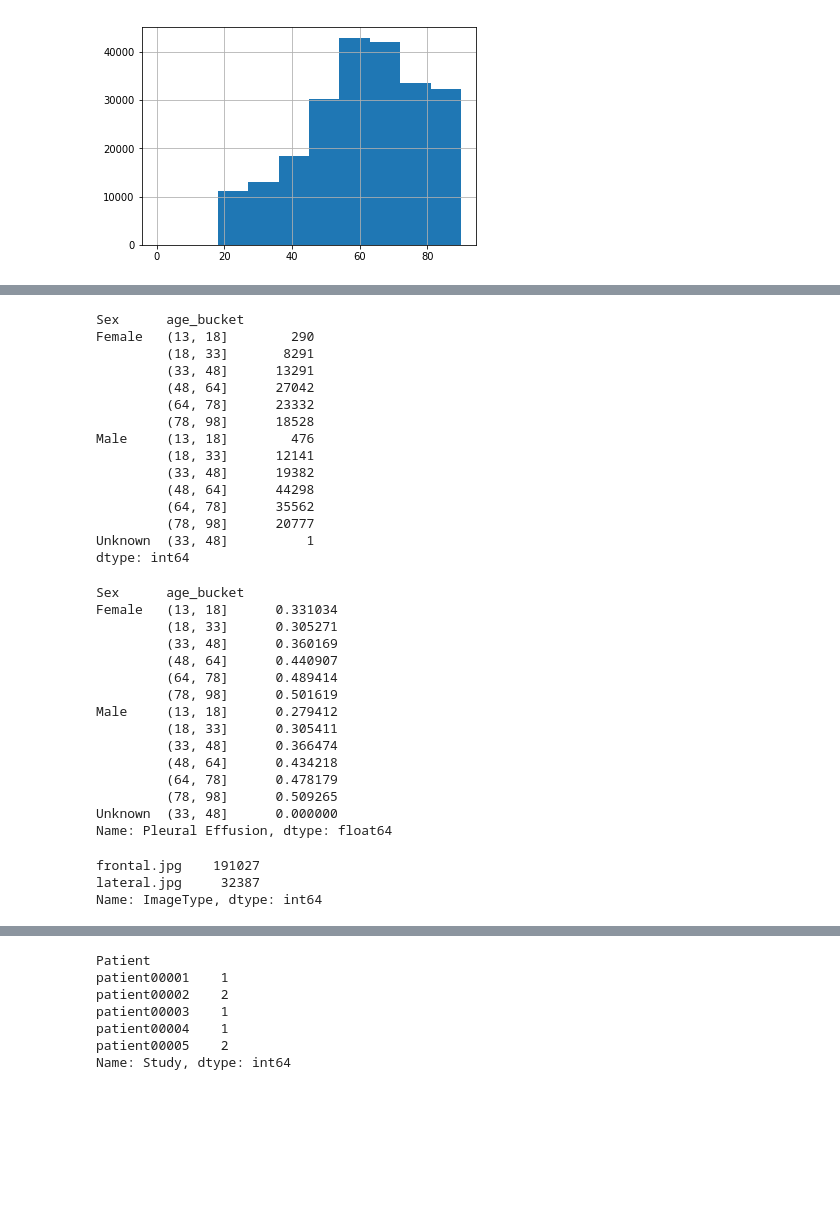
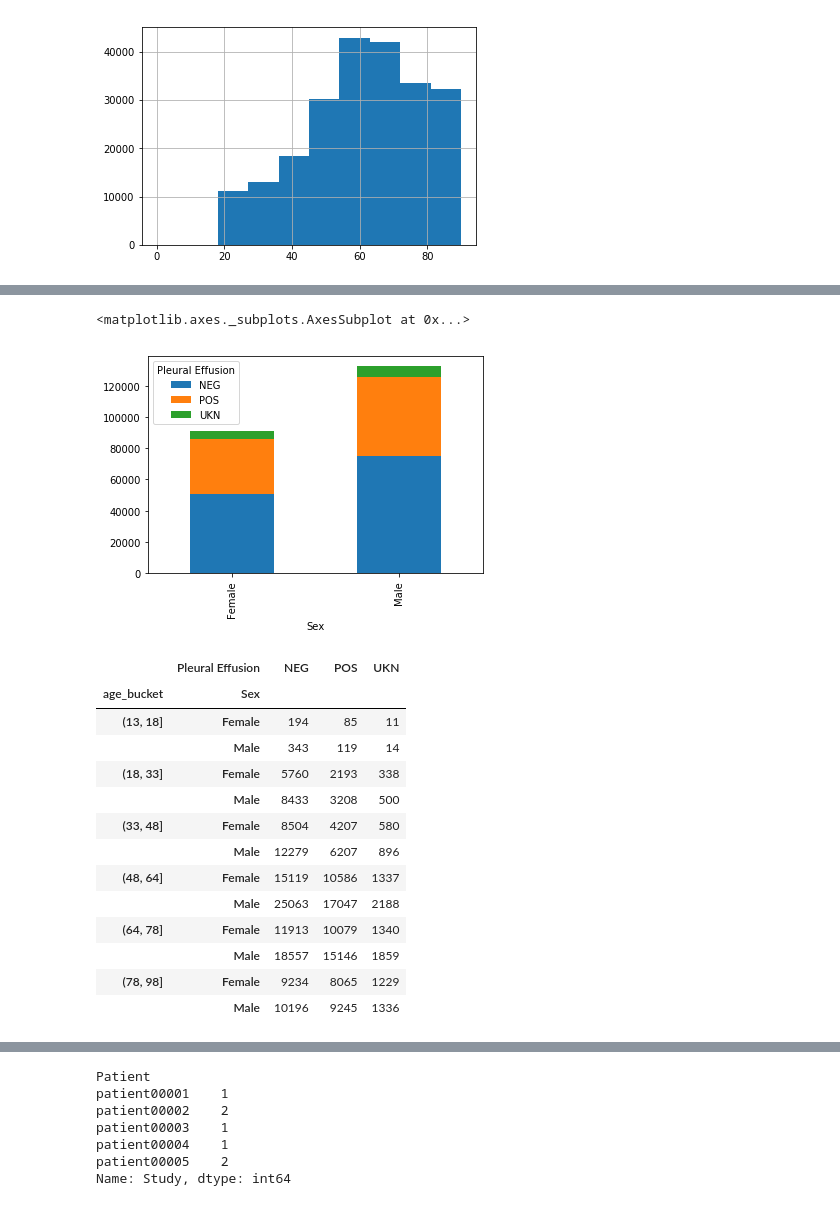
Before and after one commit to nateewall/AutomatedPathologyDetection, a Jupyter notebook: PreliminaryExploration.ipynb, the cells around one changed output, grey strips where cells are left out. Saved outputs shown, nothing was run; the diff lists cells and outputs as text; code cells hidden in the pictures; blank space fills up the shorter version.

```diff
--- a/PreliminaryExploration.ipynb
+++ b/PreliminaryExploration.ipynb
@@ -93,44 +94,24 @@ train['Age'].hist().plot()
+# %%
+gender = train.groupby(['Sex','Pleural Effusion']).size().unstack()
+gender.plot(kind="bar", stacked=True)
+# %% [output]
+<matplotlib.axes._subplots.AxesSubplot at 0x...>
+[figure, added]
 # %%
-volumes = train.groupby(['Sex','age_bucket']).size()
-volumes
+age_sex_groups = train.groupby(['age_bucket', 'Sex', 'Pleural Effusion']).size().unstack()
+age_sex_groups
 # %% [output]
-Sex      age_bucket
-Female   (13, 18]        290
-         (18, 33]       8291
-         (33, 48]      13291
-         (48, 64]      27042
-         (64, 78]      23332
-         (78, 98]      18528
-Male     (13, 18]        476
-         (18, 33]      12141
-         (33, 48]      19382
-         (48, 64]      44298
-         (64, 78]      35562
-         (78, 98]      20777
-Unknown  (33, 48]          1
-dtype: int64
+|  | Pleural Effusion | NEG | POS | UKN |
+| age_bucket | Sex |  |  |  |
+| (13, 18] | Female | 194 | 85 | 11 |
+|  | Male | 343 | 119 | 14 |
+| (18, 33] | Female | 5760 | 2193 | 338 |
+|  | Male | 8433 | 3208 | 500 |
+| (33, 48] | Female | 8504 | 4207 | 580 |
+|  | Male | 12279 | 6207 | 896 |
+| (48, 64] | Female | 15119 | 10586 | 1337 |
+|  | Male | 25063 | 17047 | 2188 |
+| (64, 78] | Female | 11913 | 10079 | 1340 |
+|  | Male | 18557 | 15146 | 1859 |
+| (78, 98] | Female | 9234 | 8065 | 1229 |
+|  | Male | 10196 | 9245 | 1336 |
-# %%
-propPleural = train.groupby(['Sex','age_bucket'])['Pleural Effusion'].mean()
-propPleural
-# %% [output]
-Sex      age_bucket
-Female   (13, 18]      0.331034
-         (18, 33]      0.305271
-         (33, 48]      0.360169
-         (48, 64]      0.440907
-         (64, 78]      0.489414
-         (78, 98]      0.501619
-Male     (13, 18]      0.279412
-         (18, 33]      0.305411
-         (33, 48]      0.366474
-         (48, 64]      0.434218
-         (64, 78]      0.478179
-         (78, 98]      0.509265
-Unknown  (33, 48]      0.000000
-Name: Pleural Effusion, dtype: float64
-# %%
-train['ImageType'].value_counts()
-# %% [output]
-frontal.jpg    191027
-lateral.jpg     32387
-Name: ImageType, dtype: int64
```
Also changed, not shown: parts of 6 cells of this notebook, 1 other file.
